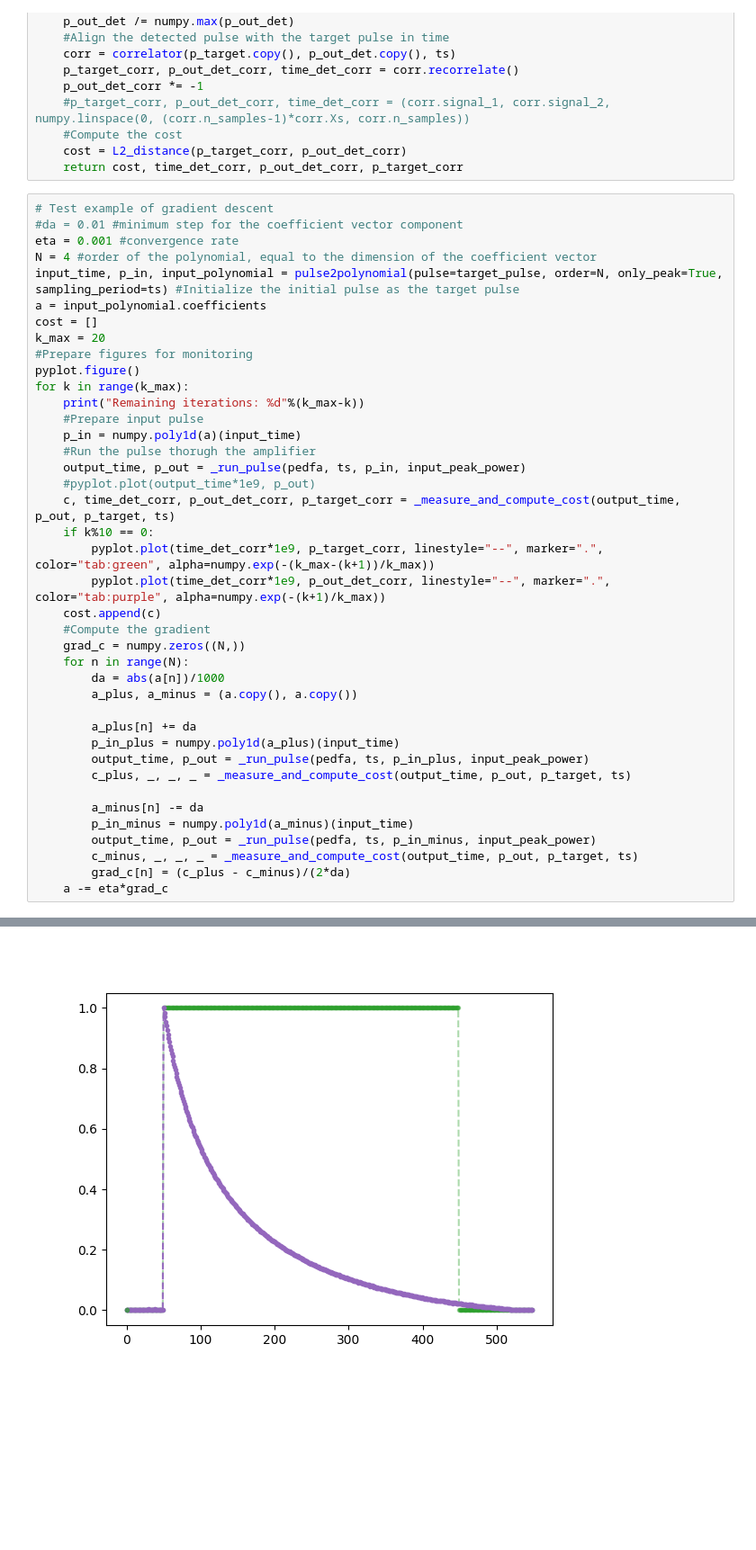
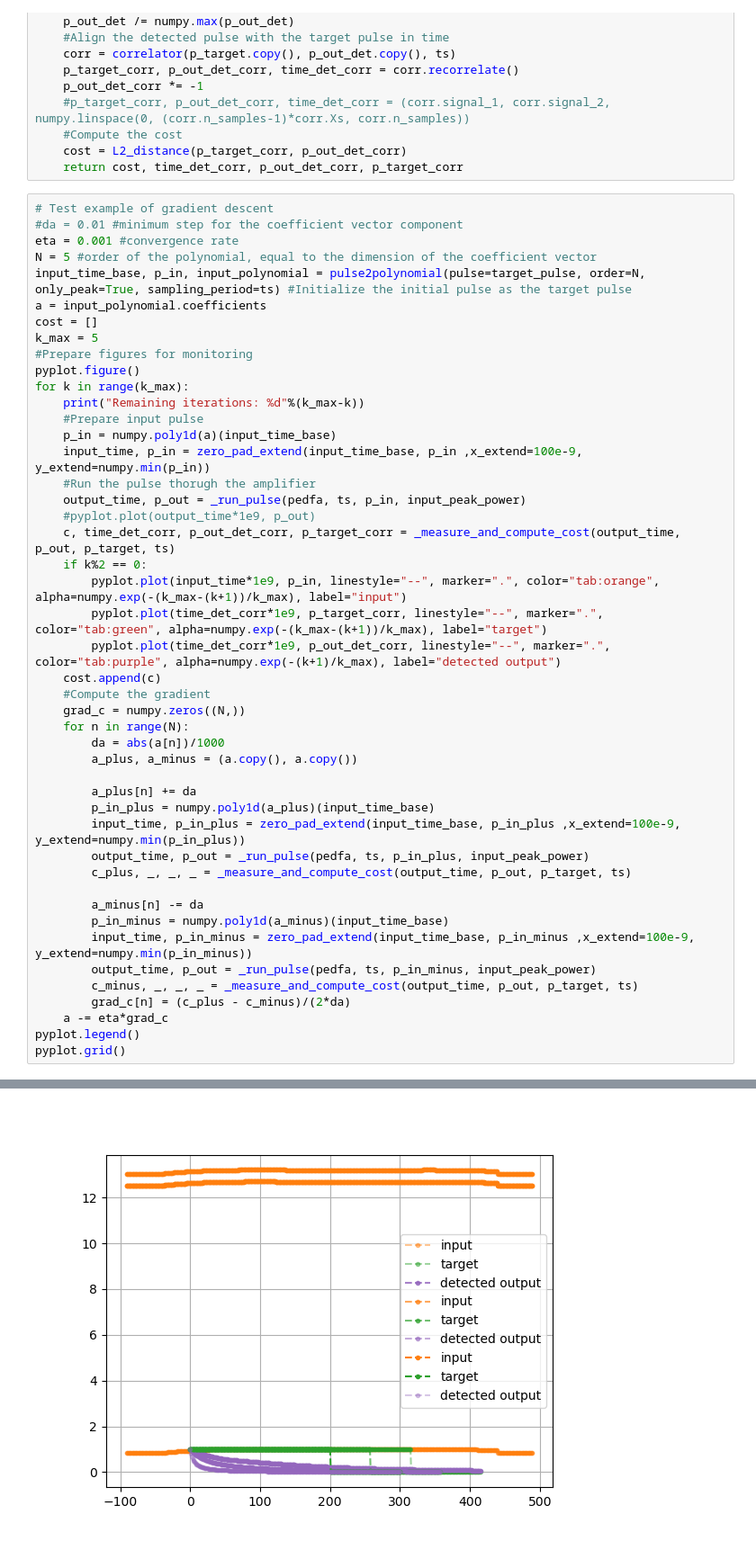
Before and after one commit to Jiedz/Iaji, a Jupyter notebook: Iaji/Physics/Experiment/Optics/Nonlinear/Simulations/simulation_pEDFA_pulse-shape-optimization_gradient-descent.ipynb, the cells around one changed output, grey strips where cells are left out. Shown: that part at 90% size. Cells and saved outputs as stored; diff of their text form; blank space fills up the shorter version.

```diff
--- a/Iaji/Physics/Experiment/Optics/Nonlinear/Simulations/simulation_pEDFA_pulse-shape-optimization_gradient-descent.ipynb
+++ b/Iaji/Physics/Experiment/Optics/Nonlinear/Simulations/simulation_pEDFA_pulse-shape-optimization_gradient-descent.ipynb
@@ -406,24 +406,26 @@ def _measure_and_compute_cost(time:numpy.ndarray, p_out:numpy.ndarray, p_target:
 # Test example of gradient descent
 #da = 0.01 #minimum step for the coefficient vector component
 eta = 0.001 #convergence rate
-N = 4 #order of the polynomial, equal to the dimension of the coefficient vector
-input_time, p_in, input_polynomial = pulse2polynomial(pulse=target_pulse, order=N, only_peak=True, sampling_period=ts) #Initialize the initial pulse as the target pulse
+N = 5 #order of the polynomial, equal to the dimension of the coefficient vector
+input_time_base, p_in, input_polynomial = pulse2polynomial(pulse=target_pulse, order=N, only_peak=True, sampling_period=ts) #Initialize the initial pulse as the target pulse
 a = input_polynomial.coefficients
 cost = []
-k_max = 20
+k_max = 5
 #Prepare figures for monitoring
 pyplot.figure()
 for k in range(k_max):
     print("Remaining iterations: %d"%(k_max-k))
     #Prepare input pulse
-    p_in = numpy.poly1d(a)(input_time)
+    p_in = numpy.poly1d(a)(input_time_base)
+    input_time, p_in = zero_pad_extend(input_time_base, p_in ,x_extend=100e-9, y_extend=numpy.min(p_in))
     #Run the pulse thorugh the amplifier
     output_time, p_out = _run_pulse(pedfa, ts, p_in, input_peak_power)
     #pyplot.plot(output_time*1e9, p_out)
     c, time_det_corr, p_out_det_corr, p_target_corr = _measure_and_compute_cost(output_time, p_out, p_target, ts)
-    if k%10 == 0:
-        pyplot.plot(time_det_corr*1e9, p_target_corr, linestyle="--", marker=".", color="tab:green", alpha=numpy.exp(-(k_max-(k+1))/k_max))
-        pyplot.plot(time_det_corr*1e9, p_out_det_corr, linestyle="--", marker=".", color="tab:purple", alpha=numpy.exp(-(k+1)/k_max))
+    if k%2 == 0:
+        pyplot.plot(input_time*1e9, p_in, linestyle="--", marker=".", color="tab:orange", alpha=numpy.exp(-(k_max-(k+1))/k_max), label="input")
+        pyplot.plot(time_det_corr*1e9, p_target_corr, linestyle="--", marker=".", color="tab:green", alpha=numpy.exp(-(k_max-(k+1))/k_max), label="target")
+        pyplot.plot(time_det_corr*1e9, p_out_det_corr, linestyle="--", marker=".", color="tab:purple", alpha=numpy.exp(-(k+1)/k_max), label="detected output")
     cost.append(c)
     #Compute the gradient
     grad_c = numpy.zeros((N,))
@@ -432,14 +434,18 @@ for k in range(k_max):
         a_plus, a_minus = (a.copy(), a.copy())
 
         a_plus[n] += da
-        p_in_plus = numpy.poly1d(a_plus)(input_time)
+        p_in_plus = numpy.poly1d(a_plus)(input_time_base)
+        input_time, p_in_plus = zero_pad_extend(input_time_base, p_in_plus ,x_extend=100e-9, y_extend=numpy.min(p_in_plus))
         output_time, p_out = _run_pulse(pedfa, ts, p_in_plus, input_peak_power)
         c_plus, _, _, _ = _measure_and_compute_cost(output_time, p_out, p_target, ts)
 
         a_minus[n] -= da
-        p_in_minus = numpy.poly1d(a_minus)(input_time)
+        p_in_minus = numpy.poly1d(a_minus)(input_time_base)
+        input_time, p_in_minus = zero_pad_extend(input_time_base, p_in_minus ,x_extend=100e-9, y_extend=numpy.min(p_in_minus))
         output_time, p_out = _run_pulse(pedfa, ts, p_in_minus, input_peak_power)
         c_minus, _, _, _ = _measure_and_compute_cost(output_time, p_out, p_target, ts)
         grad_c[n] = (c_plus - c_minus)/(2*da)
     a -= eta*grad_c
+pyplot.legend()
+pyplot.grid()
 # %% [output]
@@ -466,4 +457,4 @@ Remaining iterations: 1
-[figure, old version]
+[figure, new version]
 # %%
 pyplot.figure()
 pyplot.plot(cost, linestyle="--", marker=".")
```
Also changed, not shown: parts of 8 cells of this notebook.
